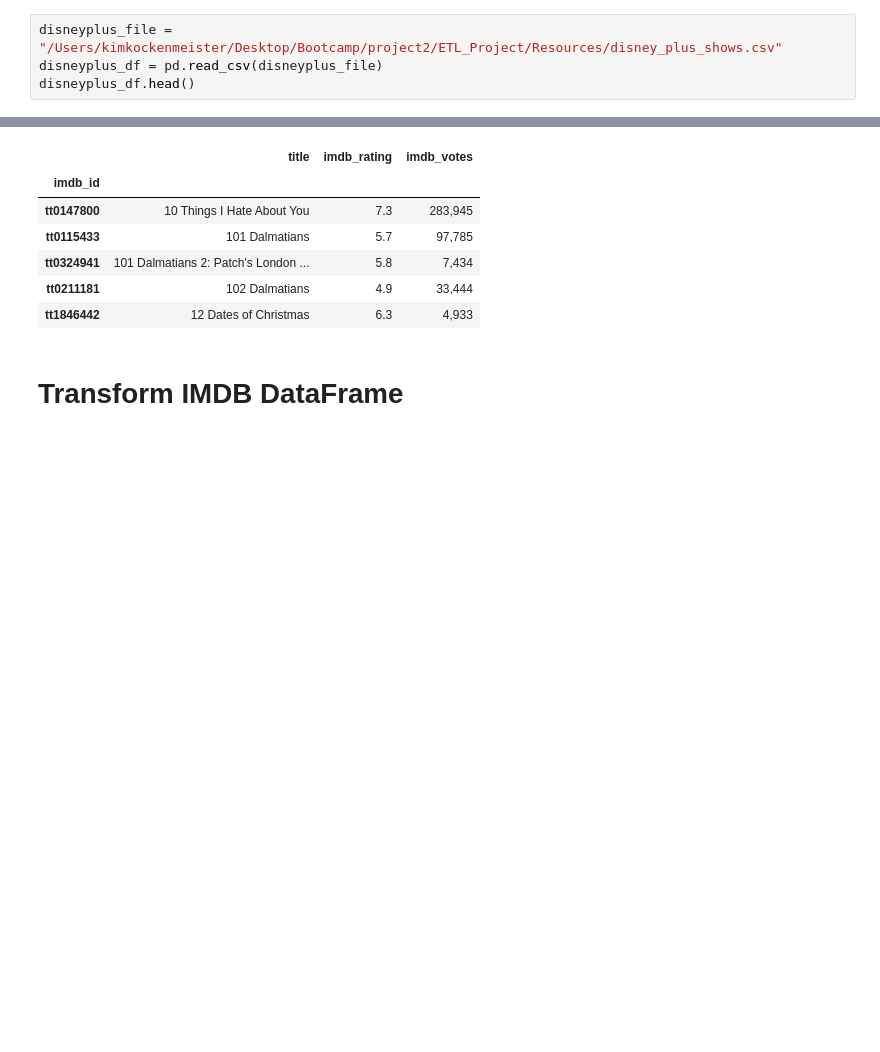
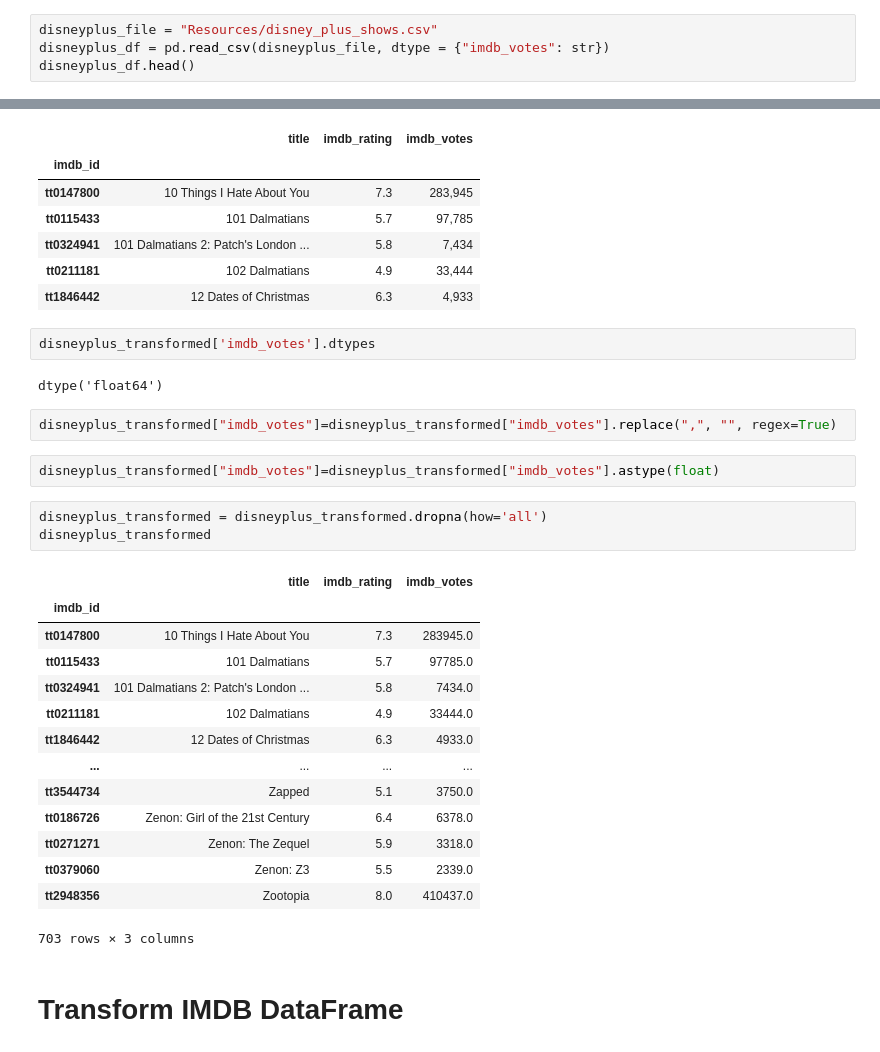
Before and after one commit to kimkockenmeister/ETL_Project, a Jupyter notebook: ETL_project.ipynb, the cells around one changed output, grey strips where cells are left out. Drawn from its saved outputs; the diff is of its cells as text; blank space fills up the shorter version.

```diff
--- a/ETL_project.ipynb
+++ b/ETL_project.ipynb
@@ -5,8 +6,8 @@ from sqlalchemy import create_engine
 # %% [markdown]
 # Extract CSVs into DataFrames
 # %%
-disneyplus_file = "/Users/kimkockenmeister/Desktop/Bootcamp/project2/ETL_Project/Resources/disney_plus_shows.csv"
-disneyplus_df = pd.read_csv(disneyplus_file)
+disneyplus_file = "Resources/disney_plus_shows.csv"
+disneyplus_df = pd.read_csv(disneyplus_file, dtype = {"imdb_votes": str})
 disneyplus_df.head()
 # %% [output]
 |  | imdb_id | title | plot | type | rated | year | released_at | added_at | runtime | genre | ... |
@@ -68,6 +69,32 @@ disneyplus_transformed.head()
 | tt0324941 | 101 Dalmatians 2: Patch's London ... | 5.8 | 7,434 |
 | tt0211181 | 102 Dalmatians | 4.9 | 33,444 |
 | tt1846442 | 12 Dates of Christmas | 6.3 | 4,933 |
+# %%
+disneyplus_transformed['imdb_votes'].dtypes
+# %% [output]
+dtype('float64')
+# %%
+disneyplus_transformed["imdb_votes"]=disneyplus_transformed["imdb_votes"].replace(",", "", regex=True)
+# %%
+disneyplus_transformed["imdb_votes"]=disneyplus_transformed["imdb_votes"].astype(float)
+# %%
+disneyplus_transformed = disneyplus_transformed.dropna(how='all')
+disneyplus_transformed
+# %% [output]
+|  | title | imdb_rating | imdb_votes |
+| imdb_id |  |  |  |
+| tt0147800 | 10 Things I Hate About You | 7.3 | 283945.0 |
+| tt0115433 | 101 Dalmatians | 5.7 | 97785.0 |
+| tt0324941 | 101 Dalmatians 2: Patch's London ... | 5.8 | 7434.0 |
+| tt0211181 | 102 Dalmatians | 4.9 | 33444.0 |
+| tt1846442 | 12 Dates of Christmas | 6.3 | 4933.0 |
+| ... | ... | ... | ... |
+| tt3544734 | Zapped | 5.1 | 3750.0 |
+| tt0186726 | Zenon: Girl of the 21st Century | 6.4 | 6378.0 |
+| tt0271271 | Zenon: The Zequel | 5.9 | 3318.0 |
+| tt0379060 | Zenon: Z3 | 5.5 | 2339.0 |
+| tt2948356 | Zootopia | 8.0 | 410437.0 |
+703 rows × 3 columns
 # %% [markdown]
 # Transform IMDB DataFrame
 # %%
```
Also changed, not shown: parts of 7 cells of this notebook.
